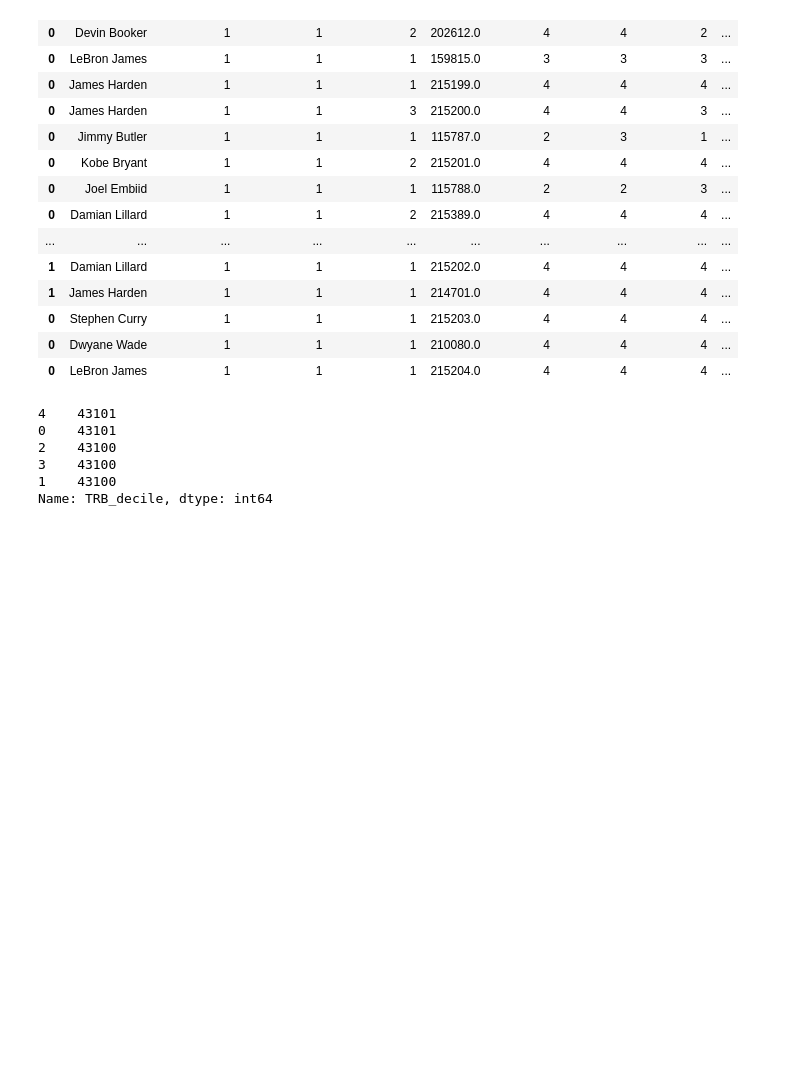
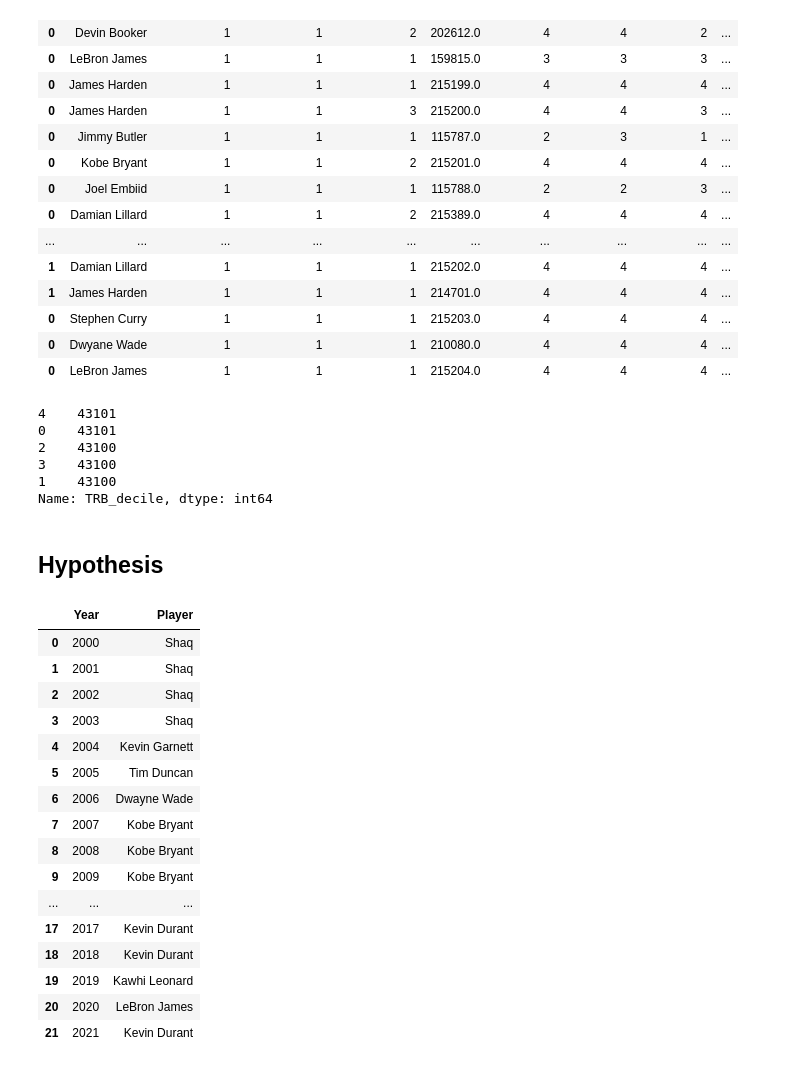
Before and after one commit to bme3412/Python, a Jupyter notebook: Projects/Basketball_reference/NBA_Rank.ipynb, the cells around one changed output. Cells and saved outputs as stored; diff of their text form; code cells hidden in the pictures; blank space fills up the shorter version.

```diff
--- a/Projects/Basketball_reference/NBA_Rank.ipynb
+++ b/Projects/Basketball_reference/NBA_Rank.ipynb
@@ -1414,3 +1413,52 @@ NBA_since_2000['TRB_decile'].value_counts()
 3    43100
 1    43100
 Name: TRB_decile, dtype: int64
+# %% [markdown]
+## Hypothesis
+# %%
+null_df = {
+    '2000':'Shaq',
+    '2001': 'Shaq',
+    '2002': 'Shaq',
+    '2003': 'Shaq',
+    '2004': 'Kevin Garnett',
+    '2005': 'Tim Duncan',
+    '2006': 'Dwayne Wade',
+    '2007': 'Kobe Bryant',
+    '2008': 'Kobe Bryant',
+    '2009': 'Kobe Bryant',
+    '2010': 'Kobe Bryant',
+    '2011': 'LeBron James',
+    '2012': 'LeBron James',
+    '2013': 'LeBron James',
+    '2014': 'LeBron James',
+    '2015': 'LeBron James',
+    '2016': 'LeBron James',
+    '2017': 'Kevin Durant',
+    '2018': 'Kevin Durant',
+    '2019': 'Kawhi Leonard',
+    '2020': 'LeBron James',
+    '2021': 'Kevin Durant'
+
+}
+# %%
+s = pd.DataFrame(list(null_df.items()), columns=['Year', 'Player'])
+s
+# %% [output]
+|  | Year | Player |
+| 0 | 2000 | Shaq |
+| 1 | 2001 | Shaq |
+| 2 | 2002 | Shaq |
+| 3 | 2003 | Shaq |
+| 4 | 2004 | Kevin Garnett |
+| 5 | 2005 | Tim Duncan |
+| 6 | 2006 | Dwayne Wade |
+| 7 | 2007 | Kobe Bryant |
+| 8 | 2008 | Kobe Bryant |
+| 9 | 2009 | Kobe Bryant |
+| ... | ... | ... |
+| 17 | 2017 | Kevin Durant |
+| 18 | 2018 | Kevin Durant |
+| 19 | 2019 | Kawhi Leonard |
+| 20 | 2020 | LeBron James |
+| 21 | 2021 | Kevin Durant |
```
Also changed, not shown: parts of 4 cells of this notebook.
